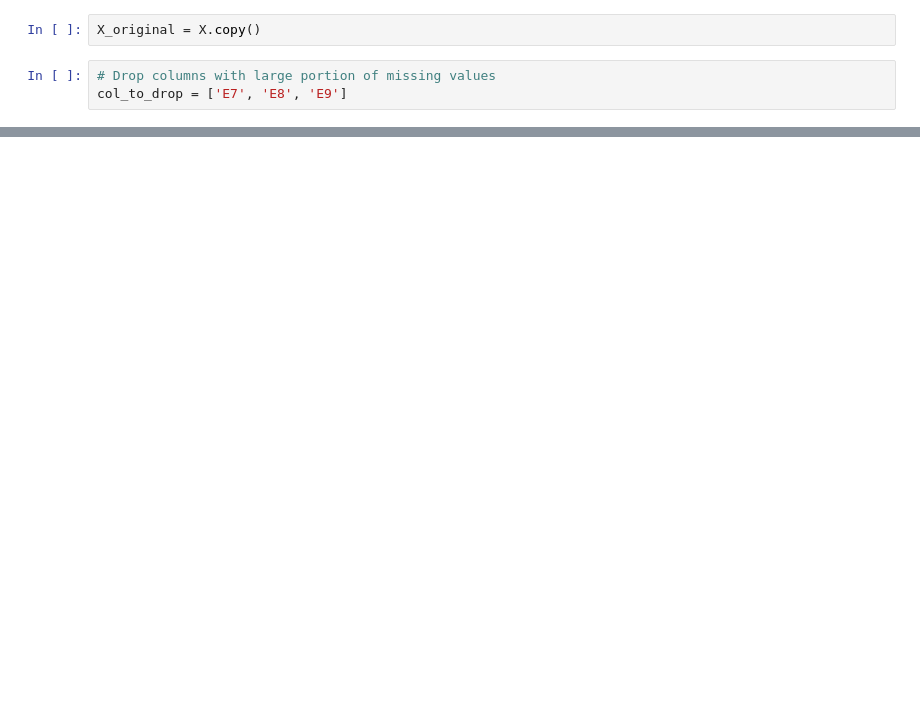
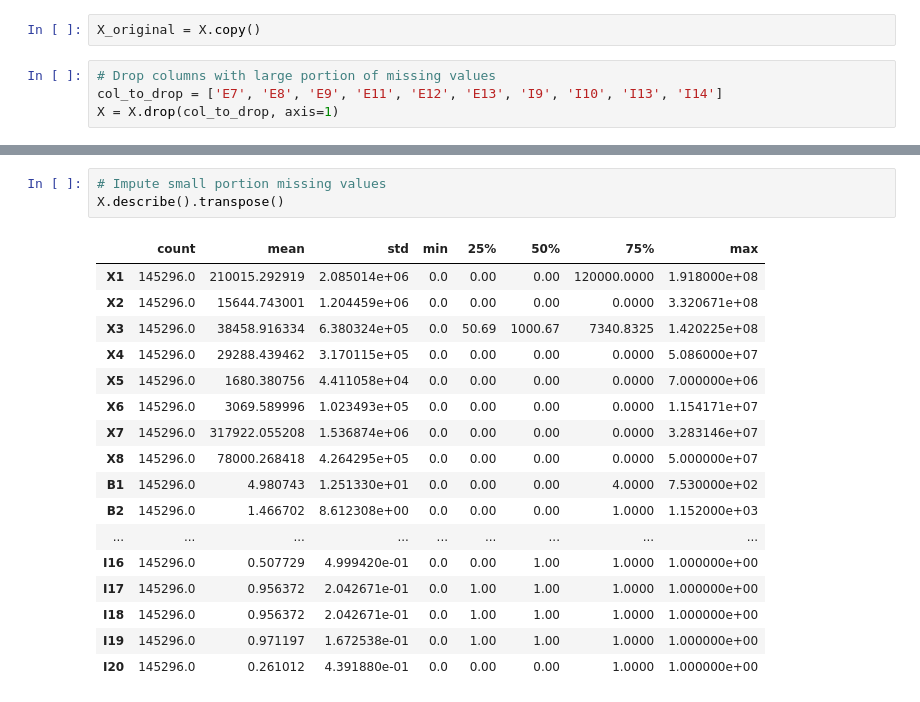
Before and after one commit to tong-jin-nyu/bank-churn-prediction, a Jupyter notebook: dev/eda.ipynb, the cells around one changed output, grey strips where cells are left out. Drawn from its saved outputs; the diff is of its cells as text; blank space fills up the shorter version.

```diff
--- a/dev/eda.ipynb
+++ b/dev/eda.ipynb
@@ -155,4 +155,5 @@ I14 has 129650 missing values. (89.23%)
 X_original = X.copy()
 # %%
 # Drop columns with large portion of missing values
-col_to_drop = ['E7', 'E8', 'E9']
+col_to_drop = ['E7', 'E8', 'E9', 'E11', 'E12', 'E13', 'I9', 'I10', 'I13', 'I14']
+X = X.drop(col_to_drop, axis=1)
@@ -158,0 +185,21 @@ col_to_drop = ['E7', 'E8', 'E9']
+# %%
+# Impute small portion missing values
+X.describe().transpose()
+# %% [output]
+|  | count | mean | std | min | 25% | 50% | 75% | max |
+| X1 | 145296.0 | 210015.292919 | 2.085014e+06 | 0.0 | 0.00 | 0.00 | 120000.0000 | 1.918000e+08 |
+| X2 | 145296.0 | 15644.743001 | 1.204459e+06 | 0.0 | 0.00 | 0.00 | 0.0000 | 3.320671e+08 |
+| X3 | 145296.0 | 38458.916334 | 6.380324e+05 | 0.0 | 50.69 | 1000.67 | 7340.8325 | 1.420225e+08 |
+| X4 | 145296.0 | 29288.439462 | 3.170115e+05 | 0.0 | 0.00 | 0.00 | 0.0000 | 5.086000e+07 |
+| X5 | 145296.0 | 1680.380756 | 4.411058e+04 | 0.0 | 0.00 | 0.00 | 0.0000 | 7.000000e+06 |
+| X6 | 145296.0 | 3069.589996 | 1.023493e+05 | 0.0 | 0.00 | 0.00 | 0.0000 | 1.154171e+07 |
+| X7 | 145296.0 | 317922.055208 | 1.536874e+06 | 0.0 | 0.00 | 0.00 | 0.0000 | 3.283146e+07 |
+| X8 | 145296.0 | 78000.268418 | 4.264295e+05 | 0.0 | 0.00 | 0.00 | 0.0000 | 5.000000e+07 |
+| B1 | 145296.0 | 4.980743 | 1.251330e+01 | 0.0 | 0.00 | 0.00 | 4.0000 | 7.530000e+02 |
+| B2 | 145296.0 | 1.466702 | 8.612308e+00 | 0.0 | 0.00 | 0.00 | 1.0000 | 1.152000e+03 |
+| ... | ... | ... | ... | ... | ... | ... | ... | ... |
+| I16 | 145296.0 | 0.507729 | 4.999420e-01 | 0.0 | 0.00 | 1.00 | 1.0000 | 1.000000e+00 |
+| I17 | 145296.0 | 0.956372 | 2.042671e-01 | 0.0 | 1.00 | 1.00 | 1.0000 | 1.000000e+00 |
+| I18 | 145296.0 | 0.956372 | 2.042671e-01 | 0.0 | 1.00 | 1.00 | 1.0000 | 1.000000e+00 |
+| I19 | 145296.0 | 0.971197 | 1.672538e-01 | 0.0 | 1.00 | 1.00 | 1.0000 | 1.000000e+00 |
+| I20 | 145296.0 | 0.261012 | 4.391880e-01 | 0.0 | 0.00 | 0.00 | 1.0000 | 1.000000e+00 |
```
Also changed, not shown: parts of 18 cells of this notebook.
